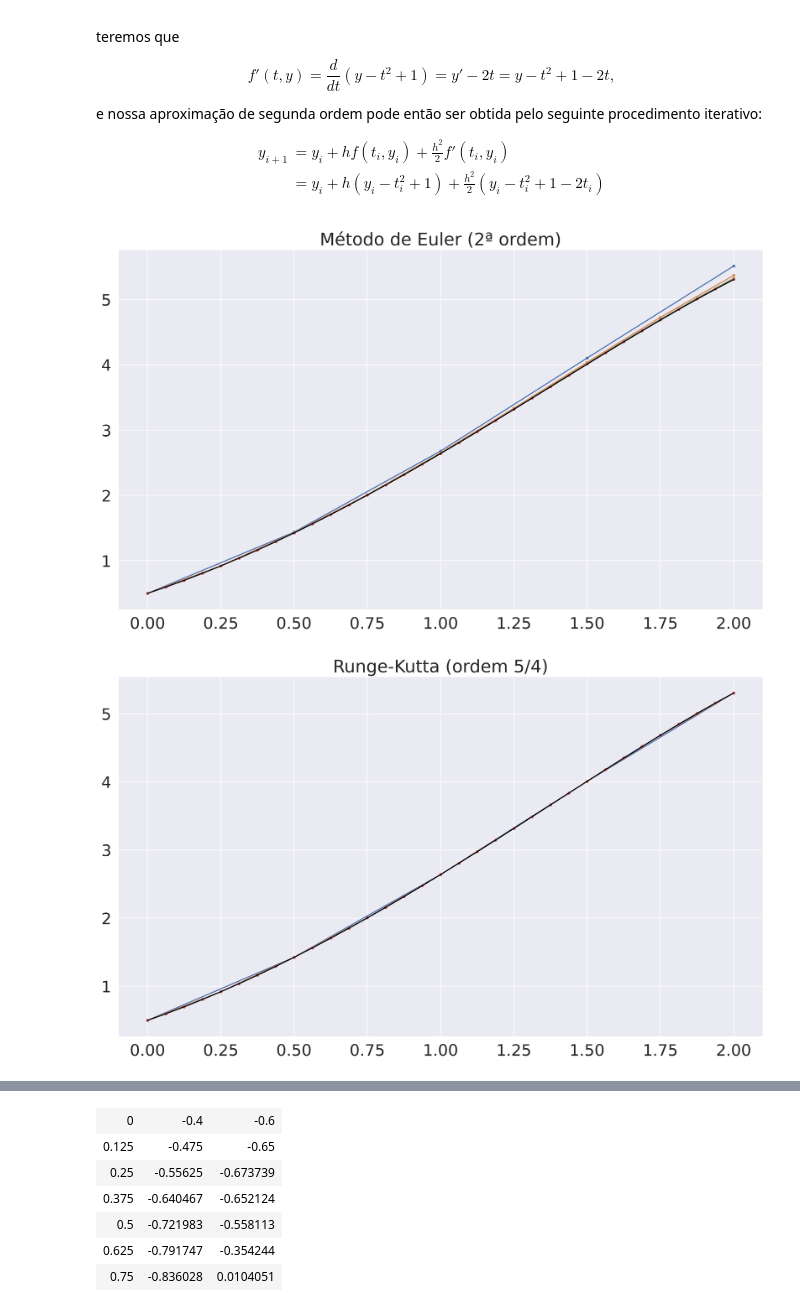
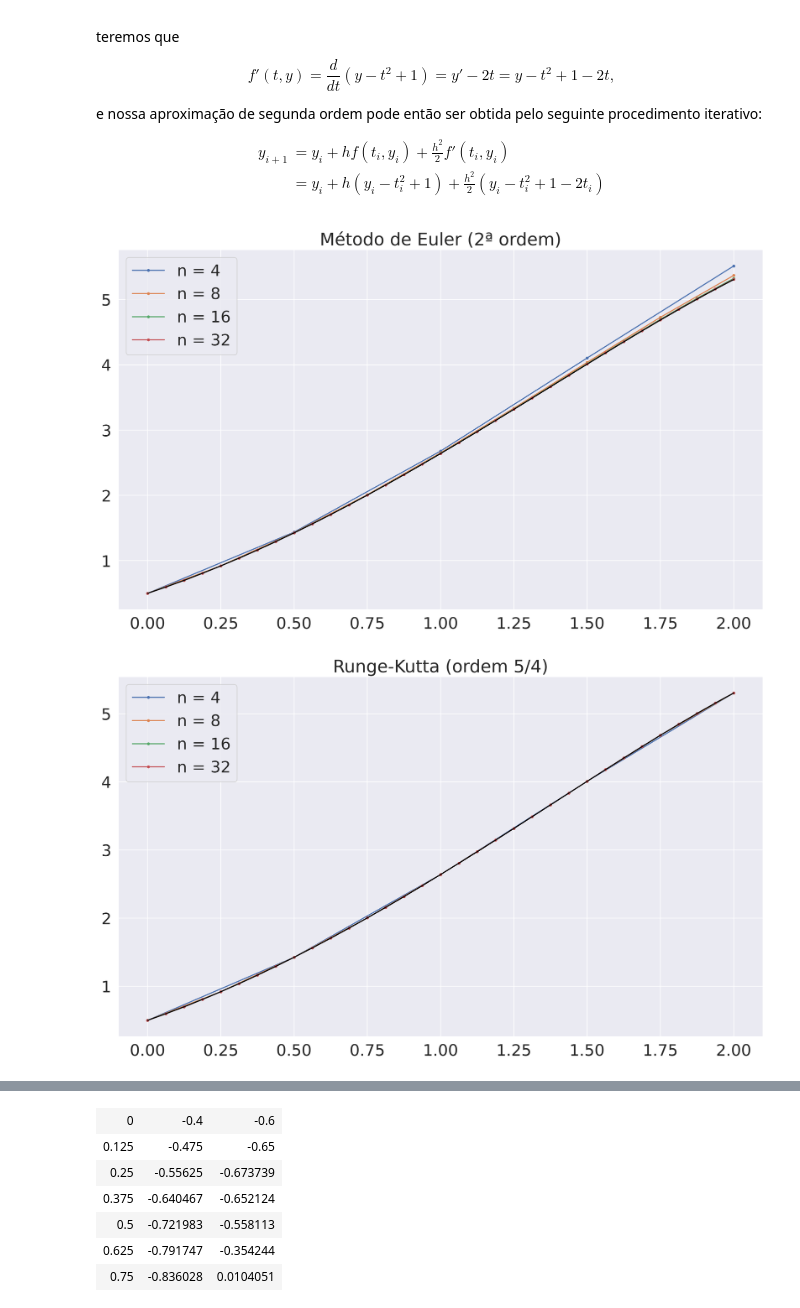
Before and after one commit to bgeneto/MCA, a Jupyter notebook: 2023-1/notebooks/mca10-edo.ipynb, the cells around one changed output, grey strips where cells are left out. Drawn from its saved outputs; the diff is of its cells as text; code cells hidden in the pictures.

```diff
--- a/2023-1/notebooks/mca10-edo.ipynb
+++ b/2023-1/notebooks/mca10-edo.ipynb
@@ -252,16 +253,17 @@ def taylor2(func, dfdt, a, b, n, y0):
 # %%
 ns = [2**i for i in range(2, 6)]
 fig, ax = plt.subplots(figsize=(16, 9), dpi=300)
 for n in ns:
     t, y = taylor2(f, dfdt, a, b, n, y0)
     ax.plot(t, y, marker=".")
 
 t = np.linspace(a, b, n + 1)
 ax.plot(t, exata(t), color="black")
 plt.title("Método de Euler (2ª ordem)")
+plt.legend(labels = ["n = {}".format(n) for n in ns])
 plt.show()
 # %% [output]
-[figure, old version]
+[figure, new version]
 # %%
 from scipy.integrate import solve_ivp
 
@@ -277,9 +279,10 @@ for n in ns:
 # acrescenta a sol. exata:
 ax.plot(t_eval, exata(t_eval), color="black")
 plt.title("Runge-Kutta (ordem 5/4)")
+plt.legend(labels = ["n = {}".format(n) for n in ns])
 plt.show()
 # %% [output]
-[figure, old version]
+[figure, new version]
 # %% [markdown]
 ## ➠ Sistemas de Equações Diferenciais
 
```
Also changed, not shown: parts of 3 cells of this notebook.
